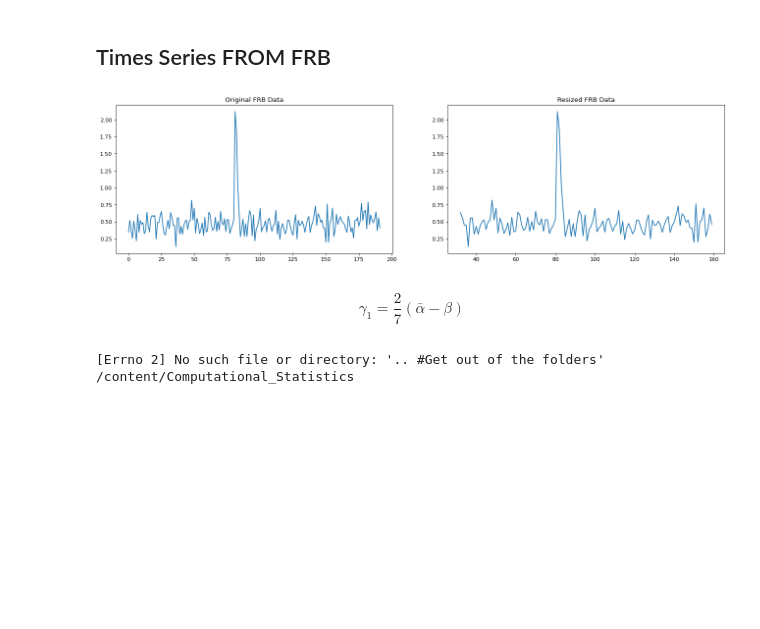
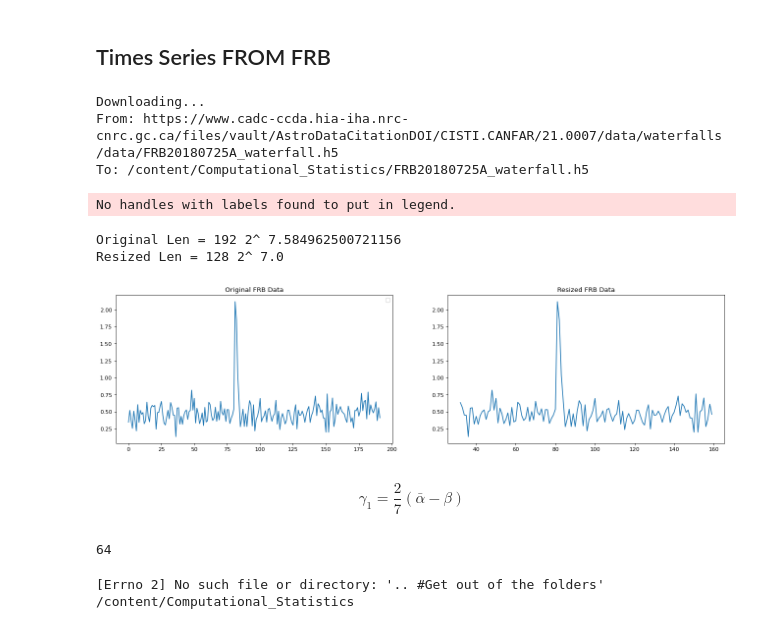
Before and after one commit to barauna-lo/Computational_Statistics, a Jupyter notebook: CAP417_FINAL_PROJECT.ipynb, the cells around one changed output. Cells and saved outputs as stored; diff of their text form; code cells hidden in the pictures; blank space fills up the shorter version.

```diff
--- a/CAP417_FINAL_PROJECT.ipynb
+++ b/CAP417_FINAL_PROJECT.ipynb
@@ -78,7 +78,7 @@ Lets take a look on the data
 ## Times Series FROM FRB
 # %%
 #download data
-#!gdown "https://www.cadc-ccda.hia-iha.nrc-cnrc.gc.ca/files/vault/AstroDataCitationDOI/CISTI.CANFAR/21.0007/data/waterfalls/data/FRB20180725A_waterfall.h5"
+!gdown "https://www.cadc-ccda.hia-iha.nrc-cnrc.gc.ca/files/vault/AstroDataCitationDOI/CISTI.CANFAR/21.0007/data/waterfalls/data/FRB20180725A_waterfall.h5"
 
 import h5py
 file_name = "FRB20180725A_waterfall.h5"
@@ -90,21 +90,35 @@ cal_wfall =  data["calibrated_wfall"][:]
 cal_ts = np.nanmean(cal_wfall, axis = 0)
 df = pd.DataFrame()
 df.insert(0,'cal_ts',cal_ts)
-
-figure(figsize=(20,5),dpi=80)
-plt.subplot(1,2,1)
-plt.plot(df)
-plt.title('Original FRB Data')
-plt.subplot(1,2,2)
-df = df[32:-32] #Resizing the Time series for a 2**7
-plt.plot(df)
-plt.title('Resized FRB Data')
-plt.show()
 # %% [output]
-[figure, removed]
+Downloading...
+From: https://www.cadc-ccda.hia-iha.nrc-cnrc.gc.ca/files/vault/AstroDataCitationDOI/CISTI.CANFAR/21.0007/data/waterfalls/data/FRB20180725A_waterfall.h5
+To: /content/Computational_Statistics/FRB20180725A_waterfall.h5
+# %%
+figure(figsize=(20,5),dpi=80)
+plt.subplot(1,2,1)
+plt.plot(df)
+plt.title('Original FRB Data')
+plt.legend()
+plt.subplot(1,2,2)
+print('Original Len =',len(df),'2^',np.log2(len(df)) )
+df = df[32:-32] #Resizing the Time series for a 2**7
+plt.plot(df)
+print('Resized Len =',len(df),'2^',np.log2(len(df)) )
+plt.title('Resized FRB Data')
+plt.show()
+# %% [output]
+No handles with labels found to put in legend.
+Original Len = 192 2^ 7.584962500721156
+Resized Len = 128 2^ 7.0
+[figure, added]
 # %% [markdown]
 
 $$ \gamma_1 = \frac{2}{7} (\bar{\alpha}-\beta) $$
+# %%
+2**8-192
+# %% [output]
+64
 # %%
 #import function
 import SpecplusV02 as specplus
```
Also changed, not shown: parts of 2 cells of this notebook.
